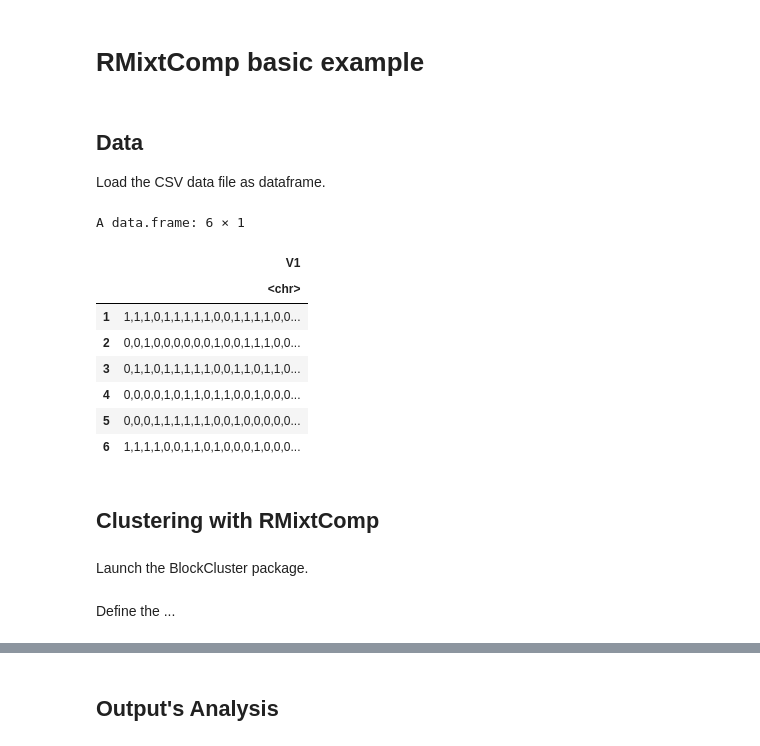
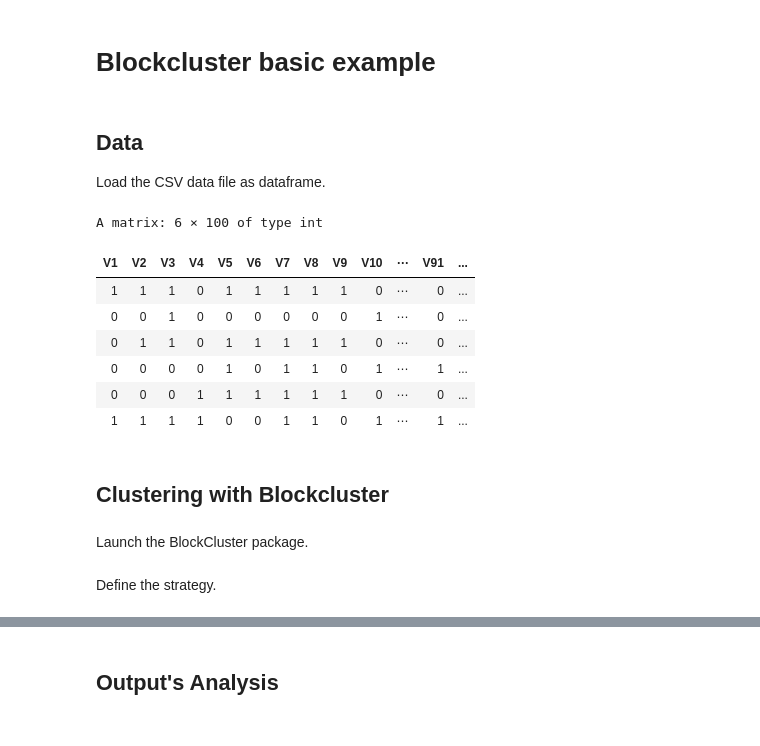
Before and after one commit to vandaele/blockcluster-notebook, a Jupyter notebook: blockcluster-example.ipynb, the cells around one changed output, grey strips where cells are left out. Drawn from its saved outputs; the diff is of its cells as text; code cells hidden in the pictures.

Commit message:
First example

```diff
--- a/blockcluster-example.ipynb
+++ b/blockcluster-example.ipynb
@@ -1,27 +1,26 @@
 # %% [markdown]
-# RMixtComp basic example
+# Blockcluster basic example
 # %% [markdown]
 ## Data
 
 Load the CSV data file as dataframe.
 # %%
-data <- read.table("blockcluster-example.csv", sep = ";")
+data <- as.matrix(read.table("blockcluster-example.csv", sep = ","))
 head(data)
 # %% [output]
-A data.frame: 6 × 1
+A matrix: 6 × 100 of type int
-|  | V1 |
-|  | <chr> |
-| 1 | 1,1,1,0,1,1,1,1,1,0,0,1,1,1,1,0,0... |
-| 2 | 0,0,1,0,0,0,0,0,0,1,0,0,1,1,1,0,0... |
-| 3 | 0,1,1,0,1,1,1,1,1,0,0,1,1,0,1,1,0... |
-| 4 | 0,0,0,0,1,0,1,1,0,1,1,0,0,1,0,0,0... |
-| 5 | 0,0,0,1,1,1,1,1,1,0,0,1,0,0,0,0,0... |
-| 6 | 1,1,1,1,0,0,1,1,0,1,0,0,0,1,0,0,0... |
+| V1 | V2 | V3 | V4 | V5 | V6 | V7 | V8 | V9 | V10 | ⋯ | V91 | ... |
+| 1 | 1 | 1 | 0 | 1 | 1 | 1 | 1 | 1 | 0 | ⋯ | 0 | ... |
+| 0 | 0 | 1 | 0 | 0 | 0 | 0 | 0 | 0 | 1 | ⋯ | 0 | ... |
+| 0 | 1 | 1 | 0 | 1 | 1 | 1 | 1 | 1 | 0 | ⋯ | 0 | ... |
+| 0 | 0 | 0 | 0 | 1 | 0 | 1 | 1 | 0 | 1 | ⋯ | 1 | ... |
+| 0 | 0 | 0 | 1 | 1 | 1 | 1 | 1 | 1 | 0 | ⋯ | 0 | ... |
+| 1 | 1 | 1 | 1 | 0 | 0 | 1 | 1 | 0 | 1 | ⋯ | 1 | ... |
 # %% [markdown]
-## Clustering with RMixtComp
+## Clustering with Blockcluster
 # %% [markdown]
 Launch the BlockCluster package.
 # %%
 library(blockcluster)
 # %% [markdown]
-Define the ...
+Define the strategy.
```
Also changed, not shown: parts of 42 cells of this notebook.
